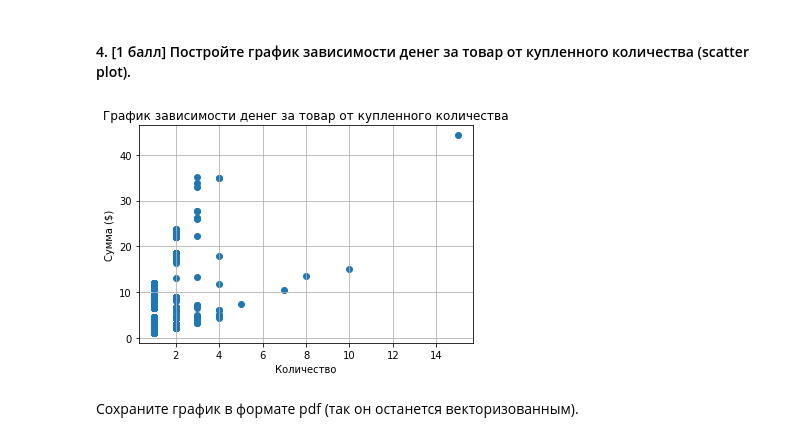
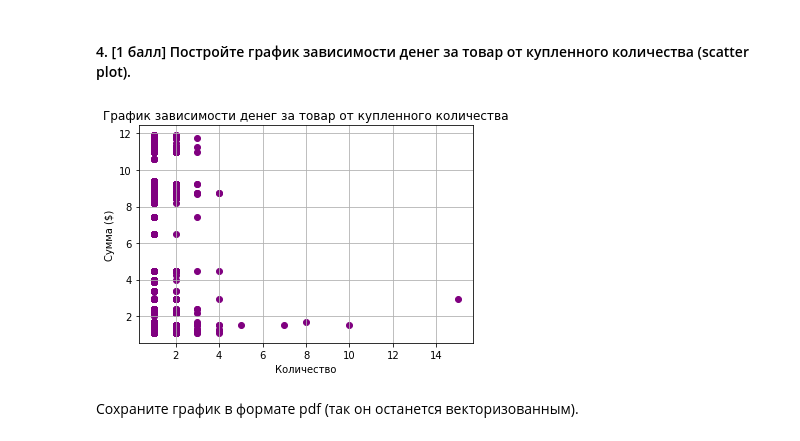
Before and after one commit to hse-mlearn/ha-01-Cyber-Cormorant, a Jupyter notebook: homework-practice-01.ipynb, the cells around one changed output. Saved outputs shown, nothing was run; the diff lists cells and outputs as text; code cells hidden in the pictures.

```diff
--- a/homework-practice-01.ipynb
+++ b/homework-practice-01.ipynb
@@ -694,16 +686,16 @@ plt.show()
 # %%
 figure, ax = plt.subplots(1,1)
 
-plt.scatter(df['quantity'],df['item_price_float'])
+plt.scatter(df['quantity'],df['item_price_one'], color = 'purple')
 
 plt.xlabel('Количество')
 plt.ylabel('Сумма ($)')
 plt.title('График зависимости денег за товар от купленного количества')
 
 plt.grid()
 plt.show()
 # %% [output]
-[figure, old version]
+[figure, new version]
 # %% [markdown]
 Сохраните график в формате pdf (так он останется векторизованным).
 # %%
```
Also changed, not shown: parts of 25 cells of this notebook.
